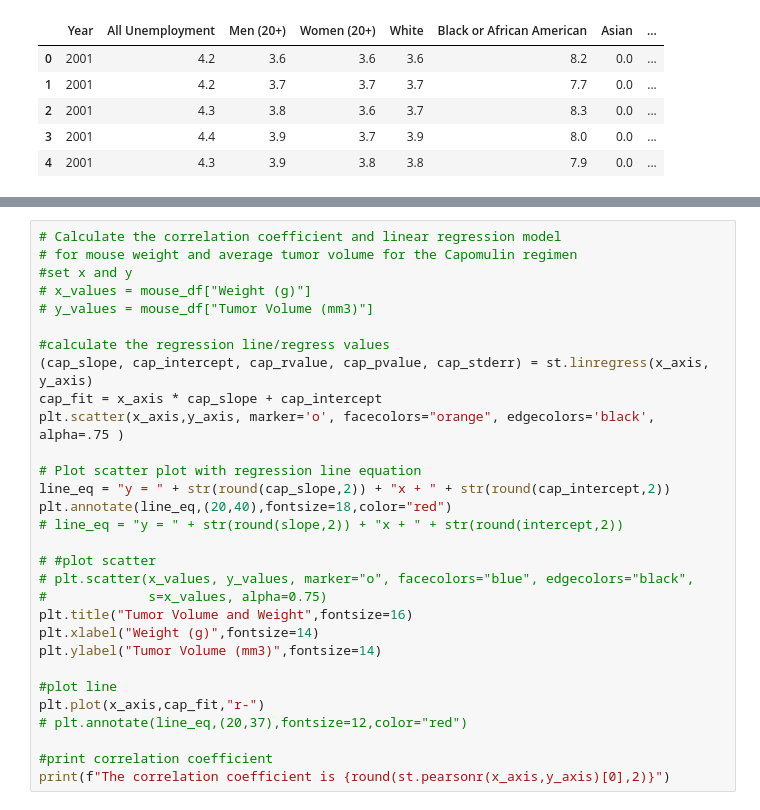
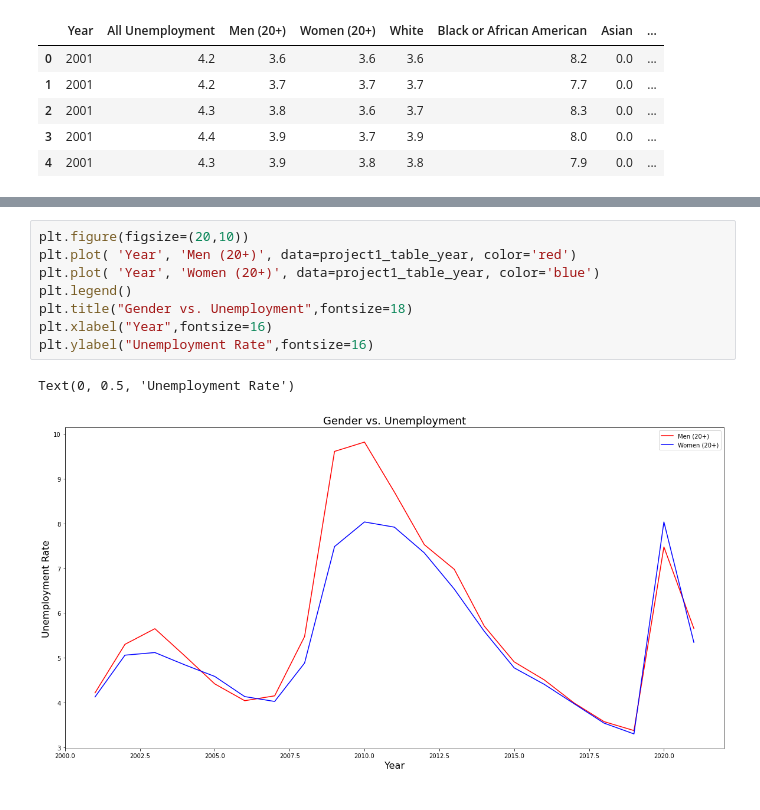
Before and after one commit to EpohDespair/Project-1, a Jupyter notebook: project1.ipynb, the cells around one changed output, grey strips where cells are left out. Drawn from its saved outputs; the diff is of its cells as text.

```diff
--- a/project1.ipynb
+++ b/project1.ipynb
@@ -126,30 +104,11 @@ plt.show()
-# %%
-# Calculate the correlation coefficient and linear regression model
-# for mouse weight and average tumor volume for the Capomulin regimen
-#set x and y
-# x_values = mouse_df["Weight (g)"]
-# y_values = mouse_df["Tumor Volume (mm3)"]
-
-#calculate the regression line/regress values
-(cap_slope, cap_intercept, cap_rvalue, cap_pvalue, cap_stderr) = st.linregress(x_axis, y_axis)
-cap_fit = x_axis * cap_slope + cap_intercept
-plt.scatter(x_axis,y_axis, marker='o', facecolors="orange", edgecolors='black', alpha=.75 )
-
-# Plot scatter plot with regression line equation
-line_eq = "y = " + str(round(cap_slope,2)) + "x + " + str(round(cap_intercept,2))
-plt.annotate(line_eq,(20,40),fontsize=18,color="red")
-# line_eq = "y = " + str(round(slope,2)) + "x + " + str(round(intercept,2))
-
-# #plot scatter
-# plt.scatter(x_values, y_values, marker="o", facecolors="blue", edgecolors="black",
-#             s=x_values, alpha=0.75)
-plt.title("Tumor Volume and Weight",fontsize=16)
-plt.xlabel("Weight (g)",fontsize=14)
-plt.ylabel("Tumor Volume (mm3)",fontsize=14)
-
-#plot line
-plt.plot(x_axis,cap_fit,"r-")
-# plt.annotate(line_eq,(20,37),fontsize=12,color="red")
-
-#print correlation coefficient
-print(f"The correlation coefficient is {round(st.pearsonr(x_axis,y_axis)[0],2)}")
+# %%
+plt.figure(figsize=(20,10))
+plt.plot( 'Year', 'Men (20+)', data=project1_table_year, color='red')
+plt.plot( 'Year', 'Women (20+)', data=project1_table_year, color='blue')
+plt.legend()
+plt.title("Gender vs. Unemployment",fontsize=18)
+plt.xlabel("Year",fontsize=16)
+plt.ylabel("Unemployment Rate",fontsize=16)
+# %% [output]
+Text(0, 0.5, 'Unemployment Rate')
+[figure, added]
```
Also changed, not shown: parts of 10 cells of this notebook, 1 other file.
